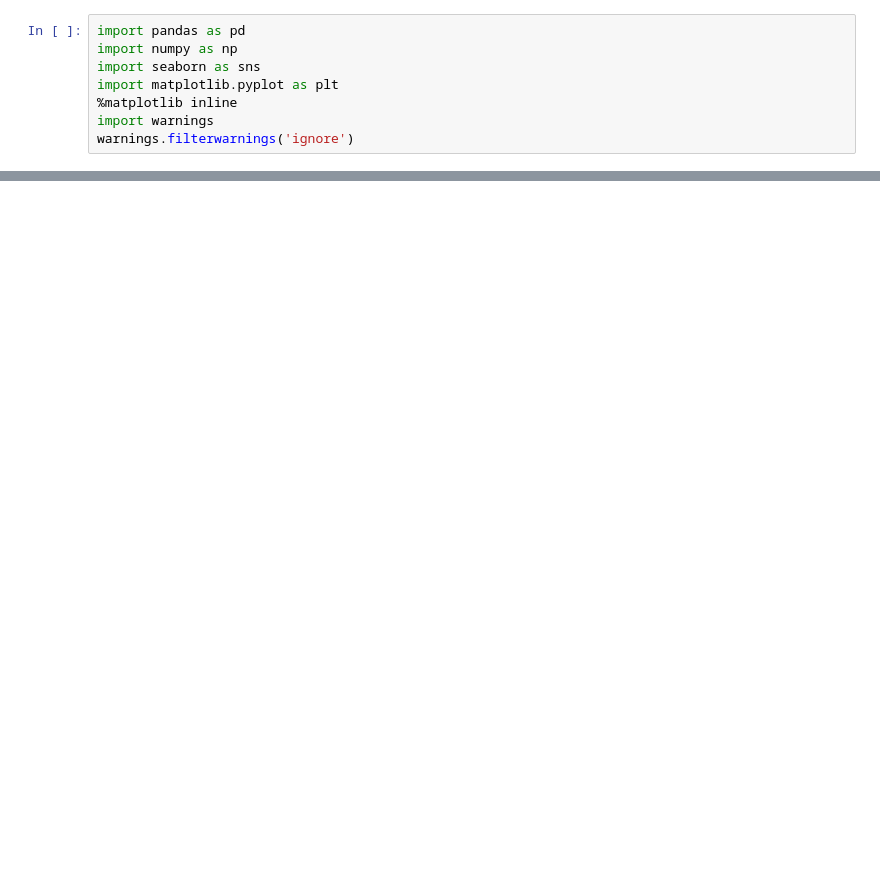
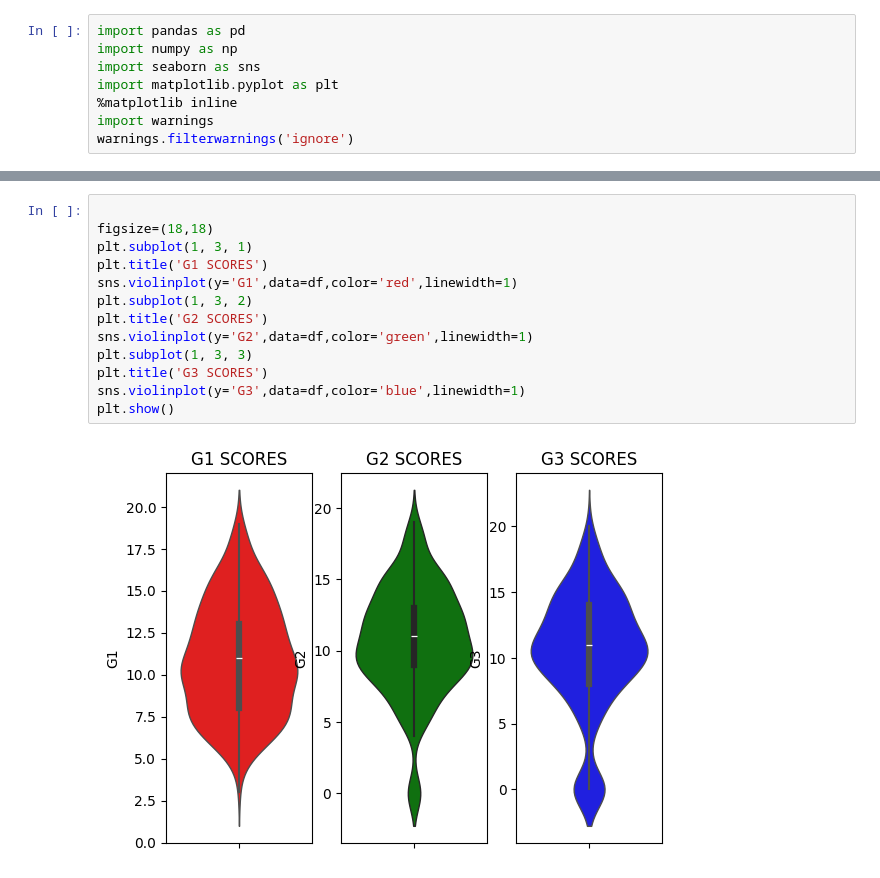
Before and after one commit to madhura824/studentPerformanceIndicator, a Jupyter notebook: notebook/data/1_EDA_STUDENT_PERFORMANCE.ipynb, the cells around one changed output, grey strips where cells are left out. Cells and saved outputs as stored; diff of their text form; blank space fills up the shorter version.

```diff
--- a/notebook/data/1_EDA_STUDENT_PERFORMANCE.ipynb
+++ b/notebook/data/1_EDA_STUDENT_PERFORMANCE.ipynb
@@ -19,0 +161,15 @@ df.head()
+# %%
+
+figsize=(18,18)
+plt.subplot(1, 3, 1)
+plt.title('G1 SCORES')
+sns.violinplot(y='G1',data=df,color='red',linewidth=1)
+plt.subplot(1, 3, 2)
+plt.title('G2 SCORES')
+sns.violinplot(y='G2',data=df,color='green',linewidth=1)
+plt.subplot(1, 3, 3)
+plt.title('G3 SCORES')
+sns.violinplot(y='G3',data=df,color='blue',linewidth=1)
+plt.show()
+# %% [output]
+[figure, added]
```
Also changed, not shown: parts of 18 cells of this notebook, 5 other files.
